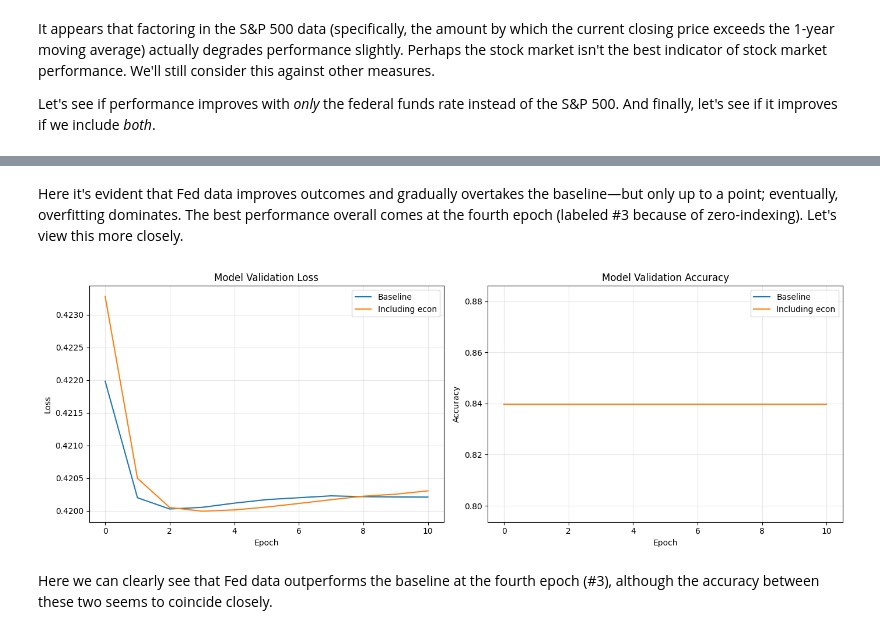
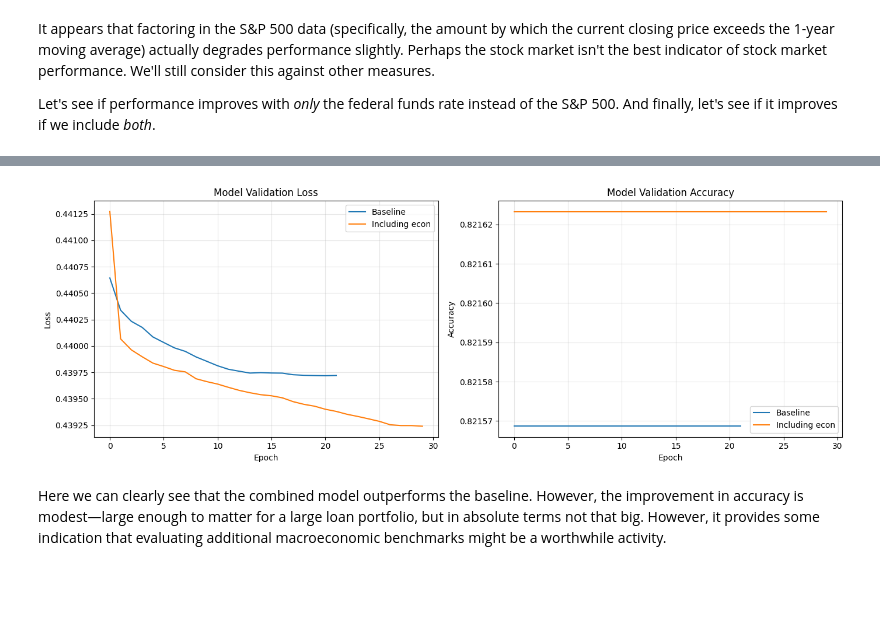
Before and after one commit to jshuma/experimental, a Jupyter notebook: capstone_lendingclub/lendingclub_analysis.ipynb, the cells around one changed output, grey strips where cells are left out. Saved outputs shown, nothing was run; the diff lists cells and outputs as text; code cells hidden in the pictures; blank space fills up the shorter version.

Commit message:
Refine model and findings.

```diff
--- a/capstone_lendingclub/lendingclub_analysis.ipynb
+++ b/capstone_lendingclub/lendingclub_analysis.ipynb
@@ -213,14 +213,14 @@ accepted_df = accepted_df[~accepted_df['loan_status'].isin([
 ]
 # %%
 loan_status_mapping = {
-    "Fully Paid":         7,
-    "Current":            6,
+    "Fully Paid":         2,
+    "Current":            2,
 
-    "In Grace Period":    5,
-    "Late (16-30 days)":  4,
-    "Late (31-120 days)": 3,
+    "In Grace Period":    1,
+    "Late (16-30 days)":  1,
+    "Late (31-120 days)": 1,
 
-    "Charged Off":        2,
+    "Charged Off":        1,
     "Default" :           1
 }
 
@@ -248,11 +248,11 @@ From here, we'll start with making some predictions. Below is setup that is comm
 # %%
 # For training speed, use only a subset of the data.
 # When using _all_ data for training, set data_frac = 1.0.
-data_frac = 1.0
+data_frac = 0.5
 
 test_size = 0.5
 epochs = 30
-verbosity = 0
+verbosity = 1
 
 tf.random.set_seed(67)
 
@@ -263,11 +263,10 @@ def make_model():
       # A node for each input value in the largest model, plus bias.
       # Set regularization terms less than the default due to few inputs.
       Dense(8, activation='relu'),
-      # Two hidden layers for better reasoning about multiple inputs.
-      Dense(20, activation='relu'),
-      Dense(20, activation='relu'),
+      # One hidden layer for better reasoning about multiple inputs.
+      Dense(10, activation='relu'),
       # One node for each output value
-      Dense(8, activation='softmax')
+      Dense(3, activation='softmax')
   ])
   model.compile(optimizer='adamax', loss='categorical_crossentropy', metrics=['accuracy'])
   return model
@@ -284,7 +283,7 @@ def make_early_stop():
 # chronological train/test split. Further digging revealed that later loans
 # had a bias toward being current--likely because they hadn't had time to lead
 # to default yet. Therefore, we will drop the trailing 3 years of data.
-oldest_loan_allowed_index = datetime_to_index(date(2012, 12, 31))
+oldest_loan_allowed_index = datetime_to_index(date(2014, 12, 31))
 
 accepted_df = accepted_df[accepted_df['issue_d_month_index'] <= oldest_loan_allowed_index]
 # %% [markdown]
@@ -598,31 +616,29 @@ Text(0.5, 0, 'Epoch')
-# %% [markdown]
-Here it's evident that Fed data improves outcomes and gradually overtakes the baseline—but only up to a point; eventually, overfitting dominates. The best performance overall comes at the fourth epoch (labeled #3 because of zero-indexing). Let's view this more closely.
 # %%
 # Create a figure with two subplots side-by-side
 fig, (ax1, ax2) = plt.subplots(1, 2, figsize=(14, 5))
 
 # --- Plot 1: Validation Loss ---
 ax1.plot(history3.history['val_loss'], label='Baseline')
-ax1.plot(history6.history['val_loss'], label='Including econ')
+ax1.plot(history7.history['val_loss'], label='Including econ')
 ax1.set_title('Model Validation Loss')
 ax1.set_ylabel('Loss')
 ax1.set_xlabel('Epoch')
 ax1.legend()
 ax1.grid(True, alpha=0.3)
 
 # --- Plot 2: Validation Accuracy ---
 ax2.plot(history3.history['val_accuracy'], label='Baseline')
-ax2.plot(history6.history['val_accuracy'], label='Including econ')
+ax2.plot(history7.history['val_accuracy'], label='Including econ')
 ax2.set_title('Model Validation Accuracy')
 ax2.set_ylabel('Accuracy')
 ax2.set_xlabel('Epoch')
 ax2.legend()
 ax2.grid(True, alpha=0.3)
 
 # Adjust layout to prevent overlapping labels
 plt.tight_layout()
 plt.show()
 # %% [output]
-[figure, old version]
+[figure, new version]
-# %% [markdown]
-Here we can clearly see that Fed data outperforms the baseline at the fourth epoch (#3), although the accuracy between these two seems to coincide closely.
+# %% [markdown]
+Here we can clearly see that the combined model outperforms the baseline. However, the improvement in accuracy is modest—large enough to matter for a large loan portfolio, but in absolute terms not that big. However, it provides some indication that evaluating additional macroeconomic benchmarks might be a worthwhile activity.
```
Also changed, not shown: parts of 13 cells of this notebook, 1 other file.
